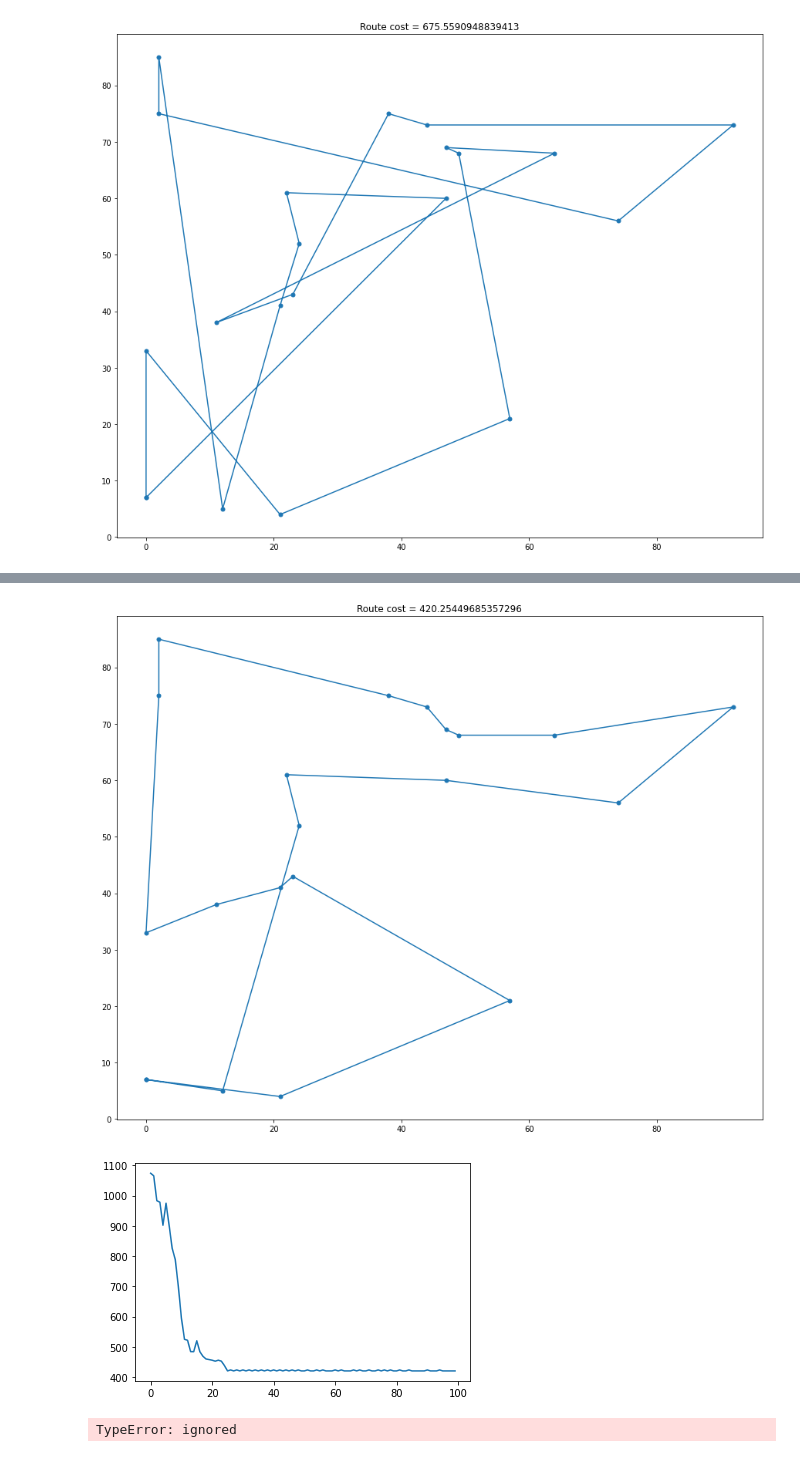
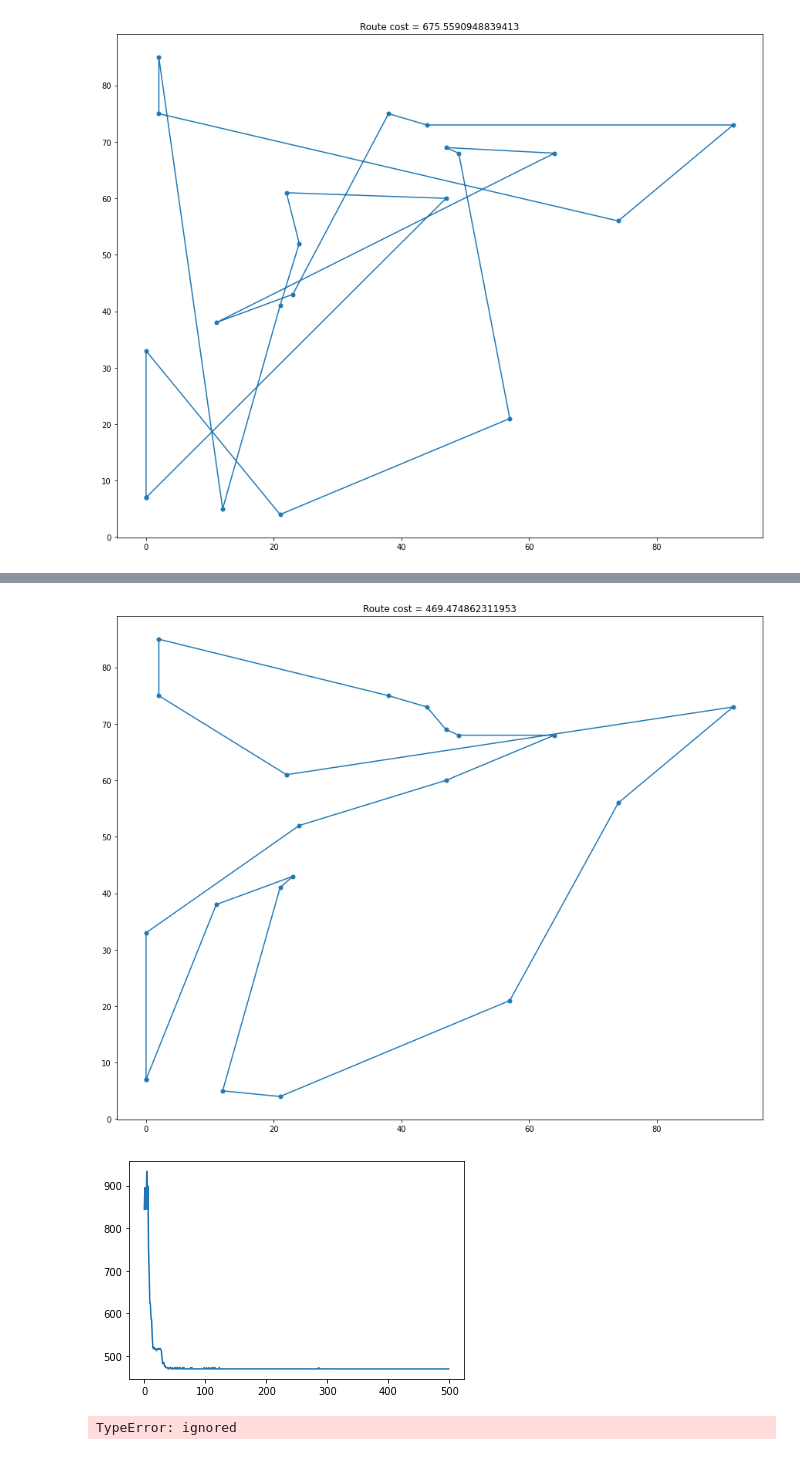
Before and after one commit to borislevant/aiplayground, a Jupyter notebook: traveling_saleseman_problem.ipynb, the cells around one changed output, grey strips where cells are left out. Drawn from its saved outputs; the diff is of its cells as text; code cells hidden in the pictures.

```diff
--- a/traveling_saleseman_problem.ipynb
+++ b/traveling_saleseman_problem.ipynb
@@ -103,10 +79,9 @@ def hill_climbing(rstart, niter=10):
     history = np.zeros((niter,))
     for idx, iter in enumerate(range(niter)):
         history[idx] = current_route.cost()
-        for iter in current_route.iterate_neighbors(3):
+        for iter in current_route.iterate_neighbors(2):
             if iter.cost() < current_route.cost():
                 current_route = iter.copy()
-                break
     return current_route, history
 # %%
 new_route, history = hill_climbing(route(ct), niter=50)
@@ -148,13 +123,13 @@ def simulated_anealing(rstart, niter=10, temp=100.0):
                 current_route = iter
     return current_route, history
 # %%
-new_route, history_sa = simulated_anealing(route(ct), niter=100, temp=150.0)
+new_route, history_sa = simulated_anealing(route(ct), niter=500, temp=150.0)
 new_route.show()
 plt.plot(history_sa)
 plt.show()
 # %% [output]
-[figure, old version]
+[figure, new version]
-[figure, old version]
+[figure, new version]
 # %%
 def tournament_selection(population, elite_size=20):
     population_cost = np.array([r.cost() for r in population])
```
Also changed, not shown: parts of 15 cells of this notebook.
